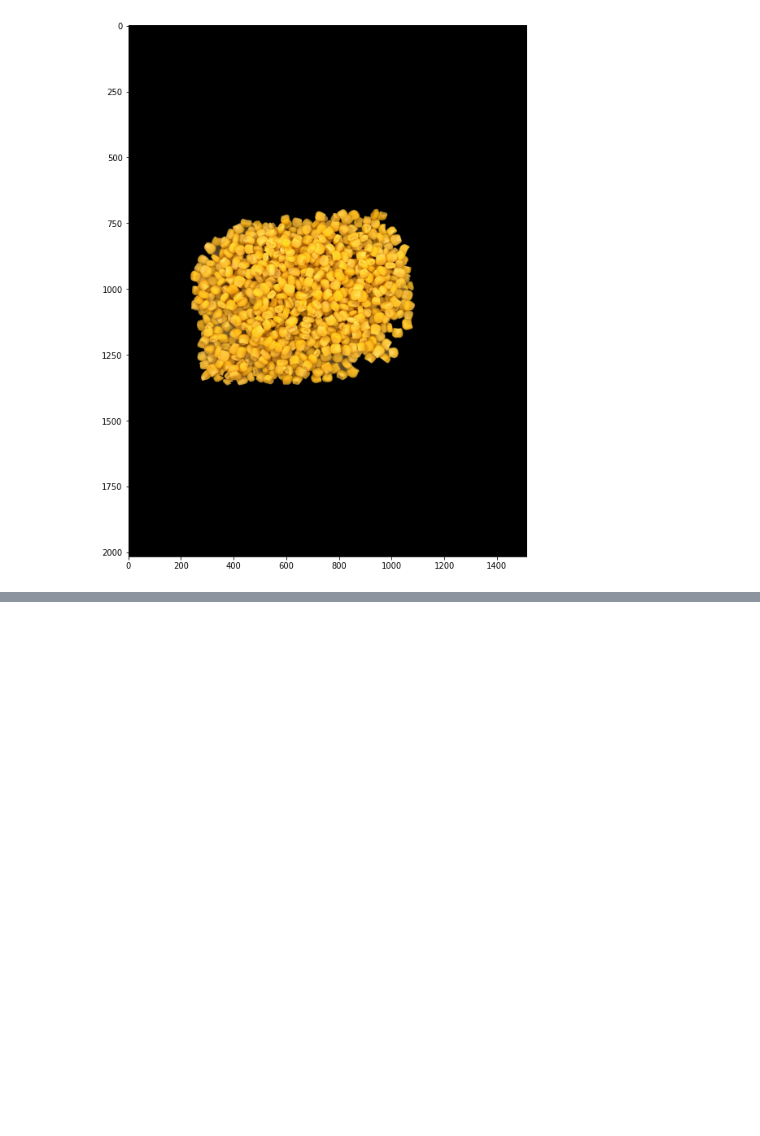
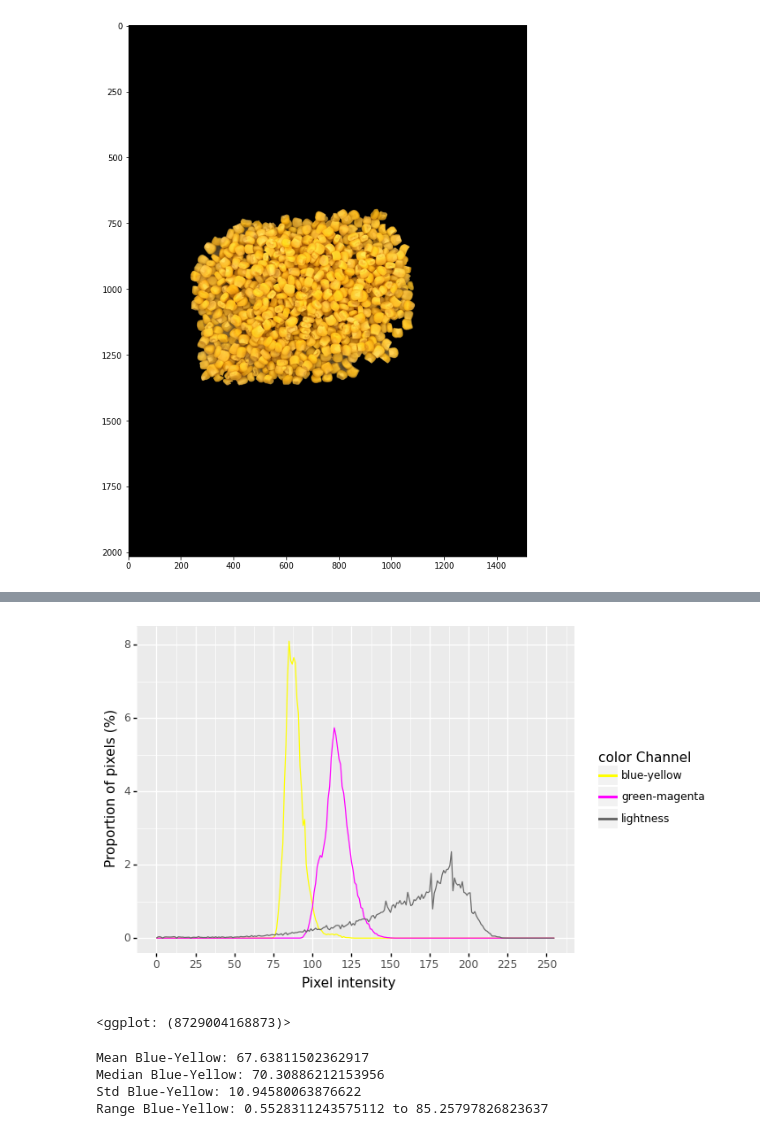
Before and after one commit to HarryShomer/CSS-844-Module-1, a Jupyter notebook: corn_segmentation.ipynb, the cells around one changed output, grey strips where cells are left out. Drawn from its saved outputs; the diff is of its cells as text; code cells hidden in the pictures; blank space fills up the shorter version.

Commit message:
updated code with preliminary color analysis

```diff
--- a/corn_segmentation.ipynb
+++ b/corn_segmentation.ipynb
@@ -85,10 +86,25 @@ We can now display the extracted segment and see how we did.
 img_with_segments_3d = np.repeat(img_with_segments[:, :, np.newaxis], 3, axis=2)
 
 # Set everything besides center to black
-center_img = np.where(img_with_segments_3d == center_segment, img, 0)
+center_mask = np.where(img_with_segments_3d == center_segment, 255, 0)
+
+# Get mask
+masked_image = pcv.apply_mask(img, center_mask, 'black')
 
 # Display segmented portion
-plt.imshow(center_img)
+plt.imshow(masked_image)
 plt.show()
 # %% [output]
 [figure]
+# %%
+from plantcv import plantcv as pcv
+
+# Convert orignial image back to 0-255
+if np.max(img) != 255:
+    img = (img * 255).astype(np.uint8)
+
+# Analyze color needs a 2D for some reason
+center_mask_2d = center_mask[:, :, 0].astype(np.uint8)
+
+pcv.analyze_color(rgb_img=img, mask=center_mask_2d, hist_plot_type="lab")
+# %% [output]
@@ -94,0 +112,27 @@ plt.show()
+[figure, added]
+<ggplot: (8729004168873)>
+# %%
+img_lab = skimage.color.rgb2lab(img)
+
+masked_img_lab = pcv.apply_mask(img_lab, center_mask, 'black')
+
+# L > 0, take Blue-Yellow channel else 0
+blue_yellow = np.where(masked_img_lab[:, :, 0] > 0, masked_img_lab[:, :, 2], 0)
+
+is_not_black = blue_yellow != 0
+non_black = blue_yellow[is_not_black]
+
+print("Mean Blue-Yellow:", np.mean(non_black))
+print("Median Blue-Yellow:", np.median(non_black))
+print("Std Blue-Yellow:", np.std(non_black))
+print(f"Range Blue-Yellow: {np.min(non_black)} to {np.max(non_black)}")
+
+# TODO:
+# 1. Break down into "N" bins
+# 2. Get % of pixels in each bin
+# 3. Store metrics for image
+# %% [output]
+Mean Blue-Yellow: 67.63811502362917
+Median Blue-Yellow: 70.30886212153956
+Std Blue-Yellow: 10.94580063876622
+Range Blue-Yellow: 0.5528311243575112 to 85.25797826823637
```
Also changed, not shown: parts of 4 cells of this notebook, 2 other files.
